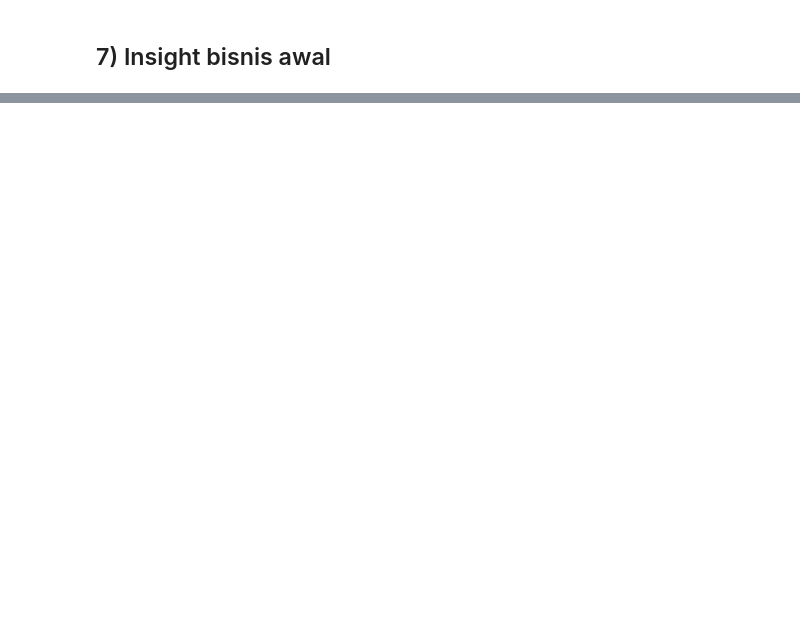
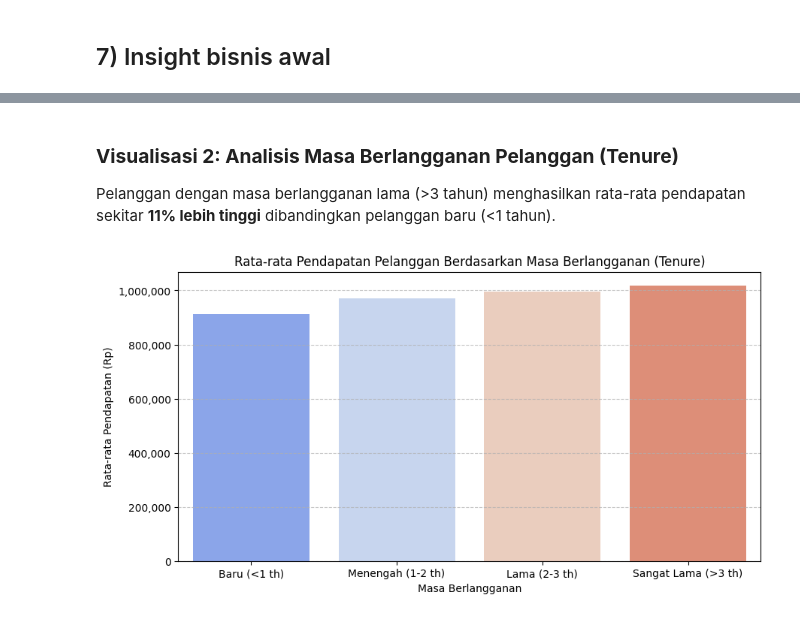
Before and after one commit to AriefMade/ANN_Prediksi_Pendapatan-dari-tipe-pelanggan, a Jupyter notebook: ANN_Business_Intelligence_Starter.ipynb, the cells around one changed output, grey strips where cells are left out. Cells and saved outputs as stored; diff of their text form; code cells hidden in the pictures; blank space fills up the shorter version.

```diff
--- a/ANN_Business_Intelligence_Starter.ipynb
+++ b/ANN_Business_Intelligence_Starter.ipynb
@@ -305,0 +342,18 @@ Rata-rata revenue prediksi per kota:
+# %% [markdown]
+### **Visualisasi 2: Analisis Masa Berlangganan Pelanggan (Tenure)**
+Pelanggan dengan masa berlangganan lama (>3 tahun) menghasilkan rata-rata pendapatan sekitar **11% lebih tinggi** dibandingkan pelanggan baru (<1 tahun).
+# %%
+# Rata-rata Pendapatan Berdasarkan Masa Berlangganan (Tenure Group)
+plt.figure(figsize=(10, 5))
+df['Tenure_Group'] = pd.cut(df['Months_as_Customer'], bins=[0, 12, 24, 36, 120], labels=['Baru (<1 th)', 'Menengah (1-2 th)', 'Lama (2-3 th)', 'Sangat Lama (>3 th)'])
+avg_tenure_revenue = df.groupby('Tenure_Group', observed=False)['Total_Revenue'].mean()
+sns.barplot(x=avg_tenure_revenue.index, y=avg_tenure_revenue.values, palette='coolwarm')
+plt.title('Rata-rata Pendapatan Pelanggan Berdasarkan Masa Berlangganan (Tenure)')
+plt.xlabel('Masa Berlangganan')
+plt.ylabel('Rata-rata Pendapatan (Rp)')
+
+plt.gca().yaxis.set_major_formatter(StrMethodFormatter('{x:,.0f}'))
+plt.grid(axis='y', linestyle='--', alpha=0.7)
+plt.show()
+# %% [output]
+[figure, added]
```
Also changed, not shown: parts of 9 cells of this notebook.
